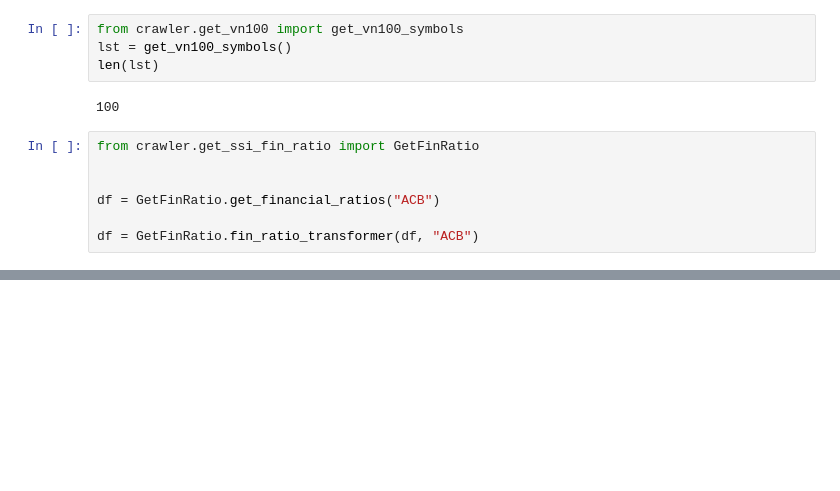
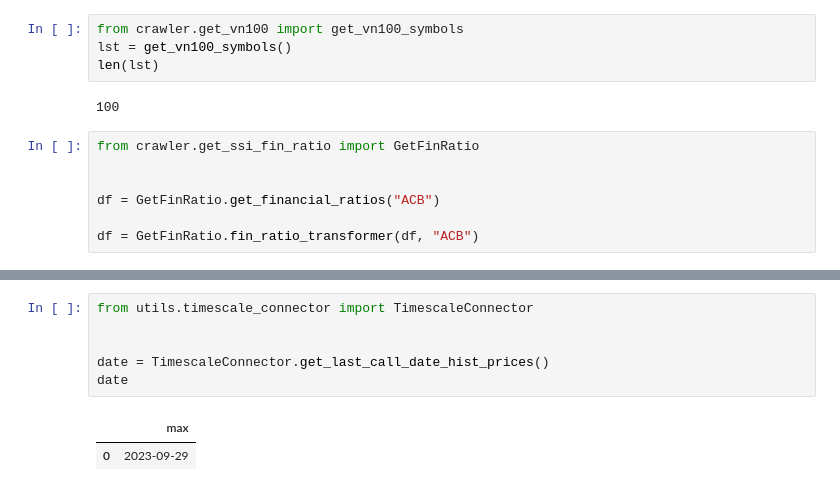
Before and after one commit to tranthanhbinh1/stock-recommendation-system, a Jupyter notebook: test.ipynb, the cells around one changed output, grey strips where cells are left out. Drawn from its saved outputs; the diff is of its cells as text; blank space fills up the shorter version.

```diff
--- a/test.ipynb
+++ b/test.ipynb
@@ -746,0 +727,9 @@ df
+# %%
+from utils.timescale_connector import TimescaleConnector
+
+
+date = TimescaleConnector.get_last_call_date_hist_prices()
+date
+# %% [output]
+|  | max |
+| 0 | 2023-09-29 |
```
Also changed, not shown: parts of 2 cells of this notebook, 2 other files.
